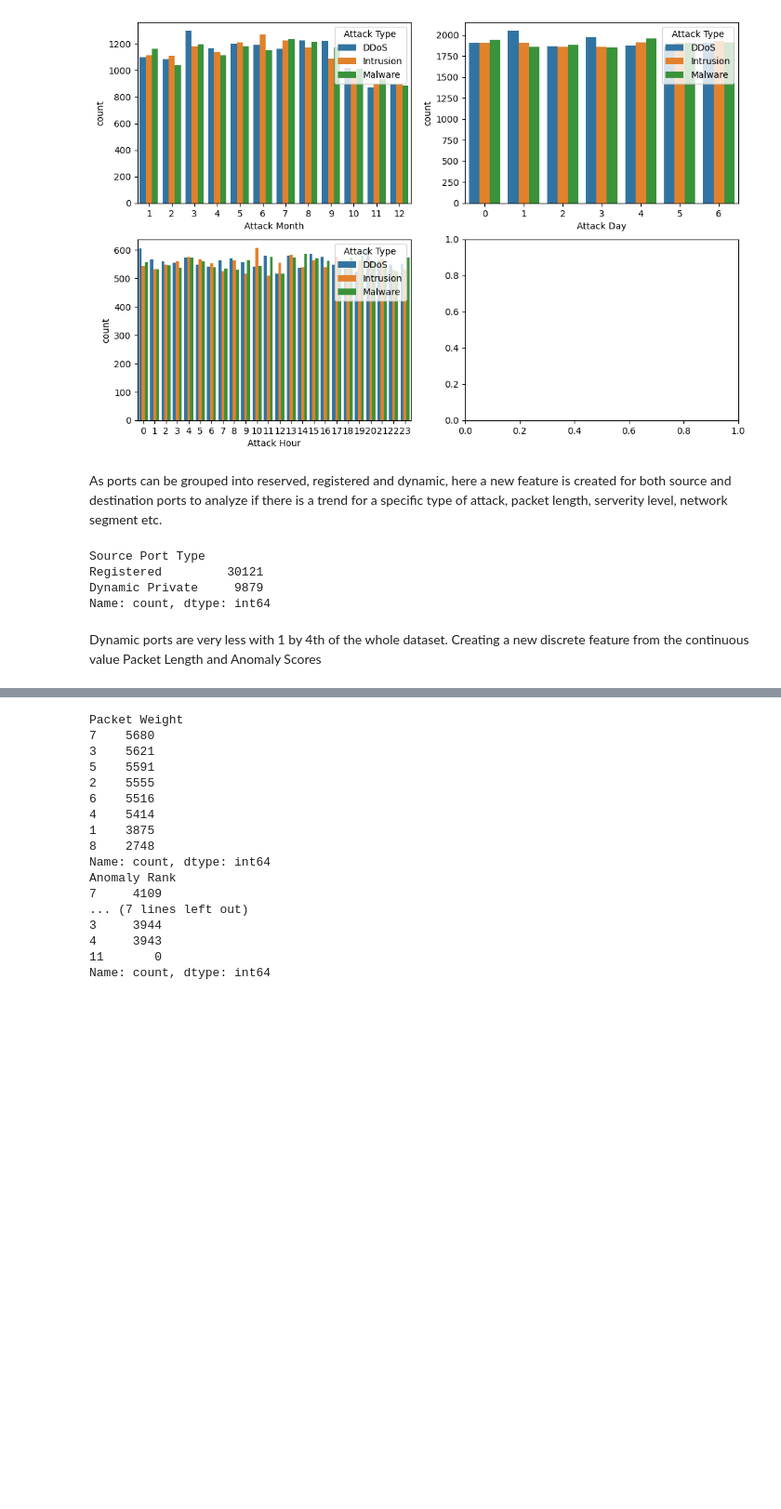
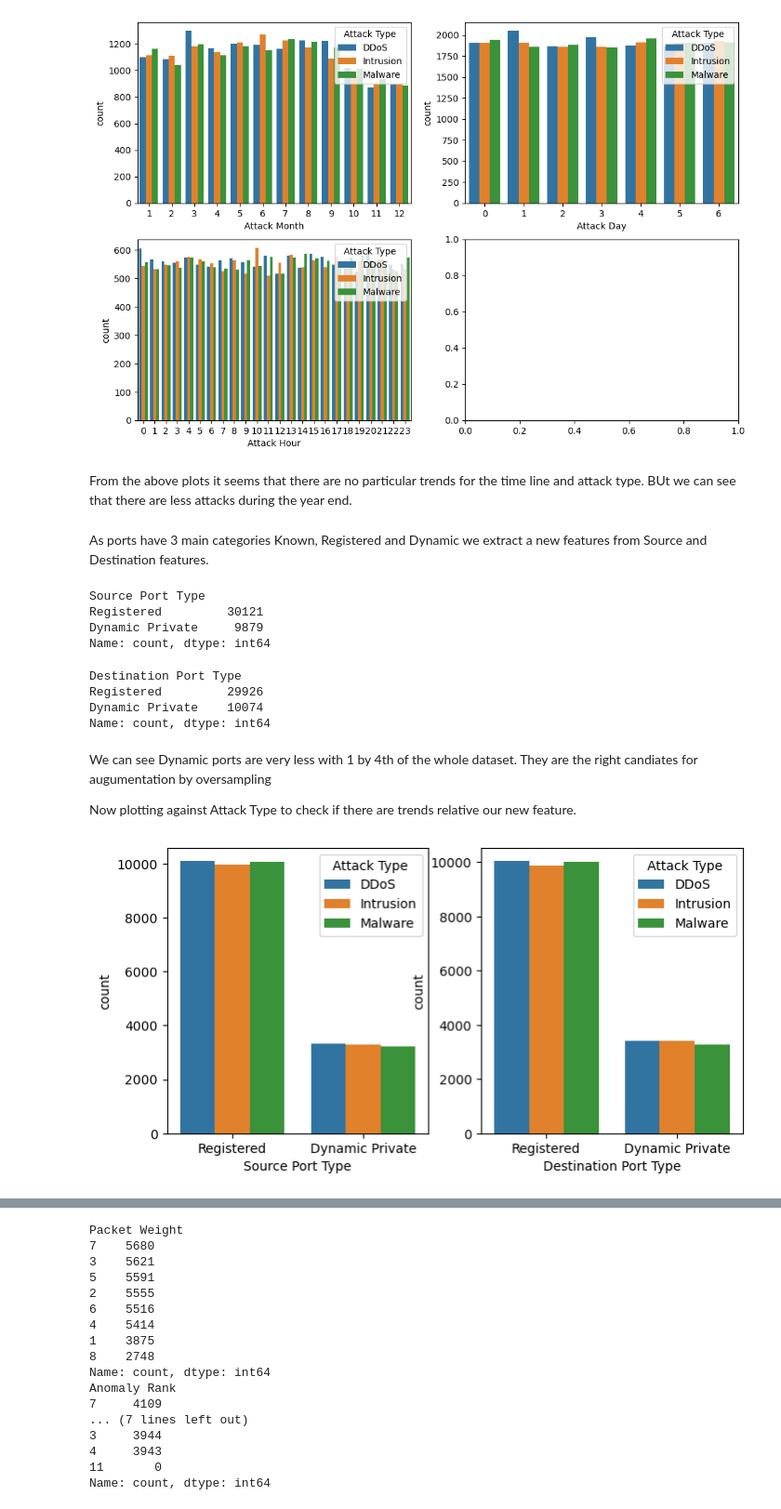
Before and after one commit to raaja-snd/Cyber-attack-Prediction, a Jupyter notebook: Model/CyberAttack_pred.ipynb, the cells around one changed output, grey strips where cells are left out. Shown: that part at 93% size. Saved outputs shown, nothing was run; the diff lists cells and outputs as text; code cells hidden in the pictures; blank space fills up the shorter version.

```diff
--- a/Model/CyberAttack_pred.ipynb
+++ b/Model/CyberAttack_pred.ipynb
@@ -74,9 +91,12 @@ fig.set_figwidth(12)
 plt.show()
 # %% [output]
 [figure]
-# %% [markdown]
-As ports can be grouped into reserved, registered and dynamic, here a new feature is created for both source and destination ports
-to analyze if there is a trend for a specific type of attack, packet length, serverity level, network segment etc.
+# %% [markdown]
+From the above plots it seems that there are no particular trends for the time line and attack type. BUt
+we can see that there are less attacks during the year end.
+# %% [markdown]
+As ports have 3 main categories Known, Registered and Dynamic we extract a new features from Source and Destination
+features.
 # %%
 def get_port_category(port):
     if port <= 49151:
@@ -88,12 +108,27 @@ def get_port_category(port):
 
 df['Source Port Type'] = df['Source Port'].apply(get_port_category)
 df['Destination Port Type'] = df['Destination Port'].apply(get_port_category)
-df['Source Port Type'].value_counts()
+print(df['Source Port Type'].value_counts())
+df['Destination Port Type'].value_counts()
 # %% [output]
 Source Port Type
 Registered         30121
 Dynamic Private     9879
 Name: count, dtype: int64
+Destination Port Type
+Registered         29926
+Dynamic Private    10074
+Name: count, dtype: int64
 # %% [markdown]
-Dynamic ports are very less with 1 by 4th of the whole dataset.
-Creating a new discrete feature from the continuous value Packet Length and Anomaly Scores
+We can see Dynamic ports are very less with 1 by 4th of the whole dataset. They are the right candiates for augumentation by oversampling
+
+Now plotting against Attack Type to check if there are trends relative our new feature.
+# %%
+fig,axes = plt.subplots(ncols=2,nrows=1)
+sns.countplot(data=df,x='Source Port Type',hue='Attack Type',ax=axes[0])
+sns.countplot(data=df,x='Destination Port Type',hue='Attack Type',ax=axes[1])
+fig.set_figheight(4)
+fig.set_figwidth(8)
+plt.show()
+# %% [output]
+[figure, added]
```
Also changed, not shown: parts of 36 cells of this notebook.
